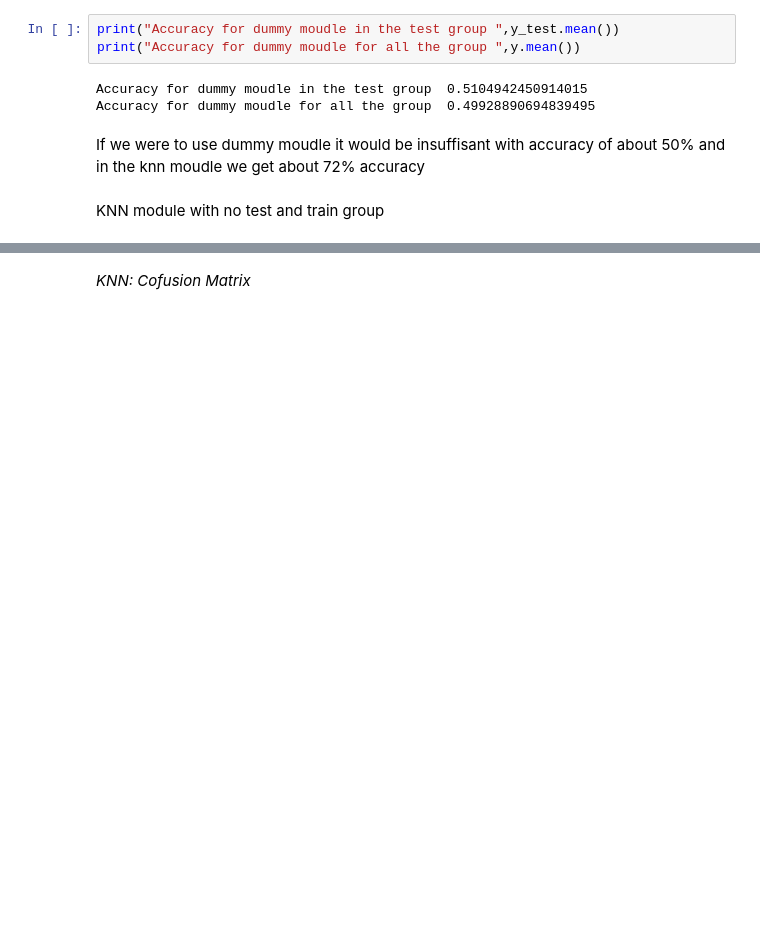
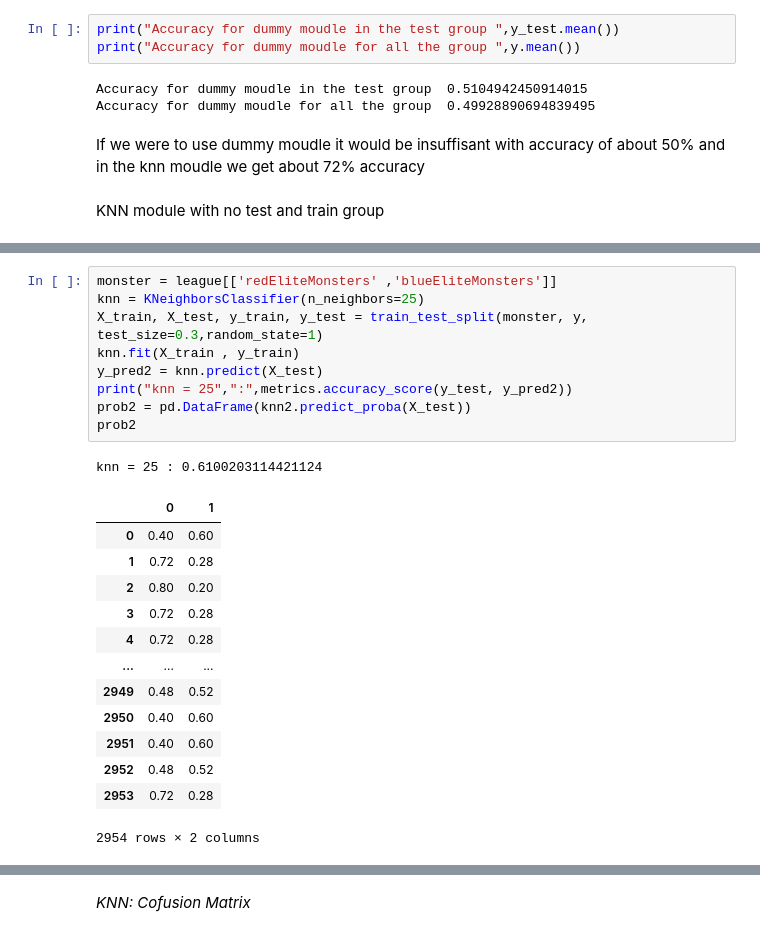
Before and after one commit to YahalomCod/Final-Project, a Jupyter notebook: league-classification.ipynb, the cells around one changed output, grey strips where cells are left out. Cells and saved outputs as stored; diff of their text form; blank space fills up the shorter version.

```diff
--- a/league-classification.ipynb
+++ b/league-classification.ipynb
@@ -204,0 +205,24 @@ because it will give a 78% accuracy with enough neighbours for comparison.
+# %%
+monster = league[['redEliteMonsters' ,'blueEliteMonsters']]
+knn = KNeighborsClassifier(n_neighbors=25)
+X_train, X_test, y_train, y_test = train_test_split(monster, y, test_size=0.3,random_state=1)
+knn.fit(X_train , y_train)
+y_pred2 = knn.predict(X_test)
+print("knn = 25",":",metrics.accuracy_score(y_test, y_pred2))
+prob2 = pd.DataFrame(knn2.predict_proba(X_test))
+prob2
+# %% [output]
+knn = 25 : 0.6100203114421124
+|  | 0 | 1 |
+| 0 | 0.40 | 0.60 |
+| 1 | 0.72 | 0.28 |
+| 2 | 0.80 | 0.20 |
+| 3 | 0.72 | 0.28 |
+| 4 | 0.72 | 0.28 |
+| ... | ... | ... |
+| 2949 | 0.48 | 0.52 |
+| 2950 | 0.40 | 0.60 |
+| 2951 | 0.40 | 0.60 |
+| 2952 | 0.48 | 0.52 |
+| 2953 | 0.72 | 0.28 |
+2954 rows × 2 columns
```
Also changed, not shown: parts of 21 cells of this notebook.
